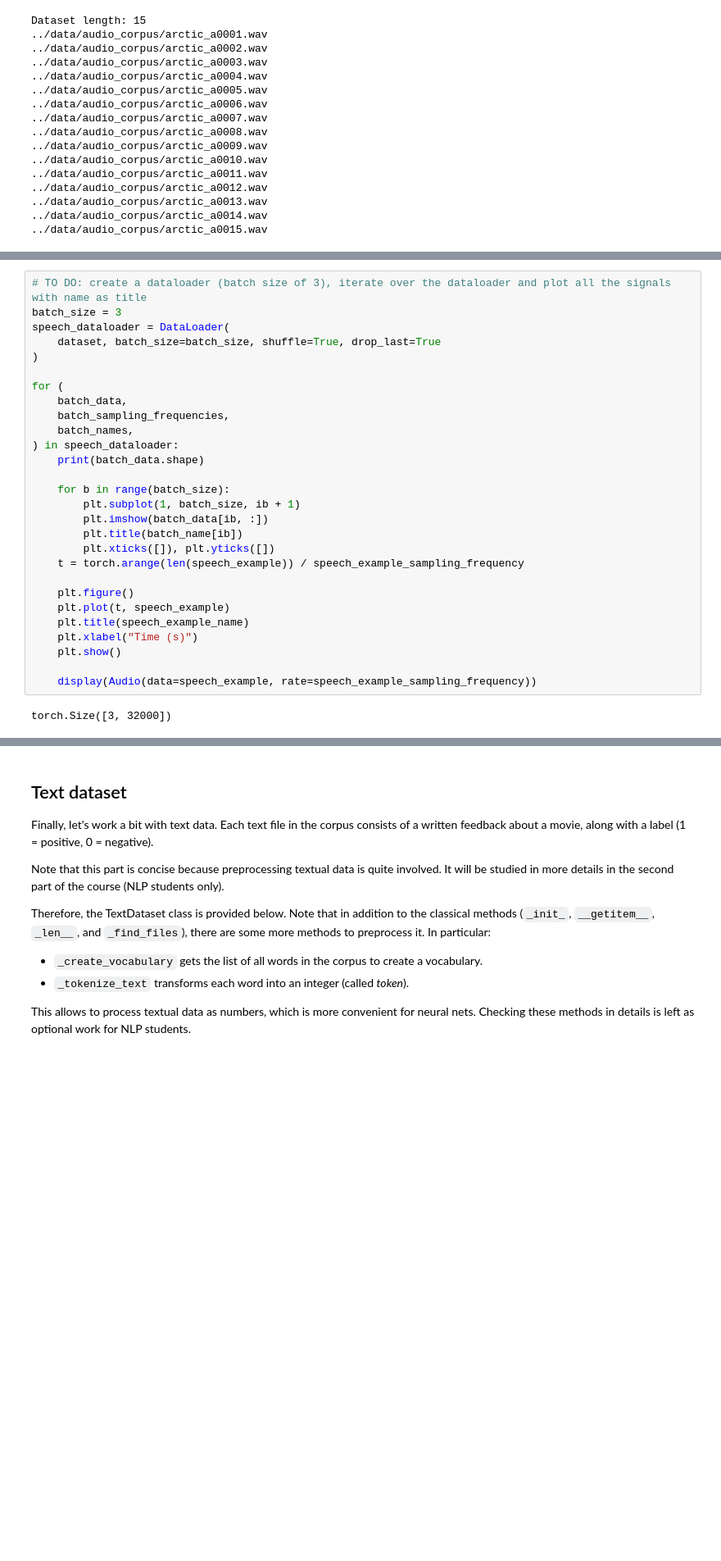
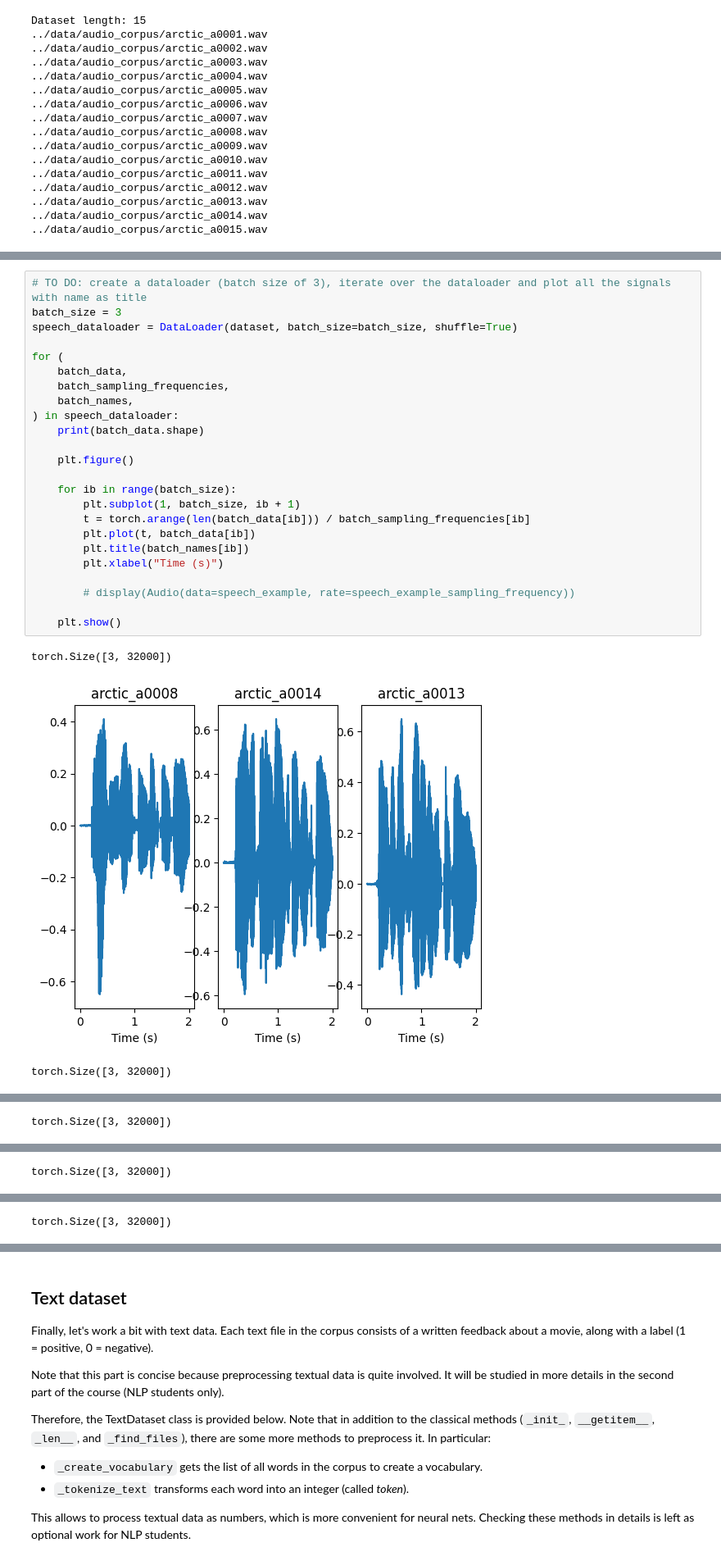
Before and after one commit to fab-toc/deep_learning_labs, a Jupyter notebook: lab1/lab1.2_handling_data.ipynb, the cells around one changed output, grey strips where cells are left out. Shown at 82% size. Saved outputs shown, nothing was run; the diff lists cells and outputs as text; blank space fills up the shorter version.

Commit message:
finished speech dataset

```diff
--- a/lab1/lab1.2_handling_data.ipynb
+++ b/lab1/lab1.2_handling_data.ipynb
@@ -455,30 +453,28 @@ Speech signal shape: torch.Size([32000])
 # %%
 # TO DO: create a dataloader (batch size of 3), iterate over the dataloader and plot all the signals with name as title
 batch_size = 3
-speech_dataloader = DataLoader(
-    dataset, batch_size=batch_size, shuffle=True, drop_last=True
-)
+speech_dataloader = DataLoader(dataset, batch_size=batch_size, shuffle=True)
 
 for (
     batch_data,
     batch_sampling_frequencies,
     batch_names,
 ) in speech_dataloader:
     print(batch_data.shape)
 
-    for b in range(batch_size):
+    plt.figure()
+
+    for ib in range(batch_size):
         plt.subplot(1, batch_size, ib + 1)
-        plt.imshow(batch_data[ib, :])
-        plt.title(batch_name[ib])
-        plt.xticks([]), plt.yticks([])
-    t = torch.arange(len(speech_example)) / speech_example_sampling_frequency
+        t = torch.arange(len(batch_data[ib])) / batch_sampling_frequencies[ib]
+        plt.plot(t, batch_data[ib])
+        plt.title(batch_names[ib])
+        plt.xlabel("Time (s)")
 
-    plt.figure()
-    plt.plot(t, speech_example)
-    plt.title(speech_example_name)
-    plt.xlabel("Time (s)")
+        # display(Audio(data=speech_example, rate=speech_example_sampling_frequency))
+
     plt.show()
-
-    display(Audio(data=speech_example, rate=speech_example_sampling_frequency))
 # %% [output]
 torch.Size([3, 32000])
+[figure, added]
+torch.Size([3, 32000])
@@ -484,0 +482 @@ torch.Size([3, 32000])
+torch.Size([3, 32000])
@@ -484,0 +484 @@ torch.Size([3, 32000])
+torch.Size([3, 32000])
@@ -484,0 +486 @@ torch.Size([3, 32000])
+torch.Size([3, 32000])
```
Also changed, not shown: parts of 4 cells of this notebook.
